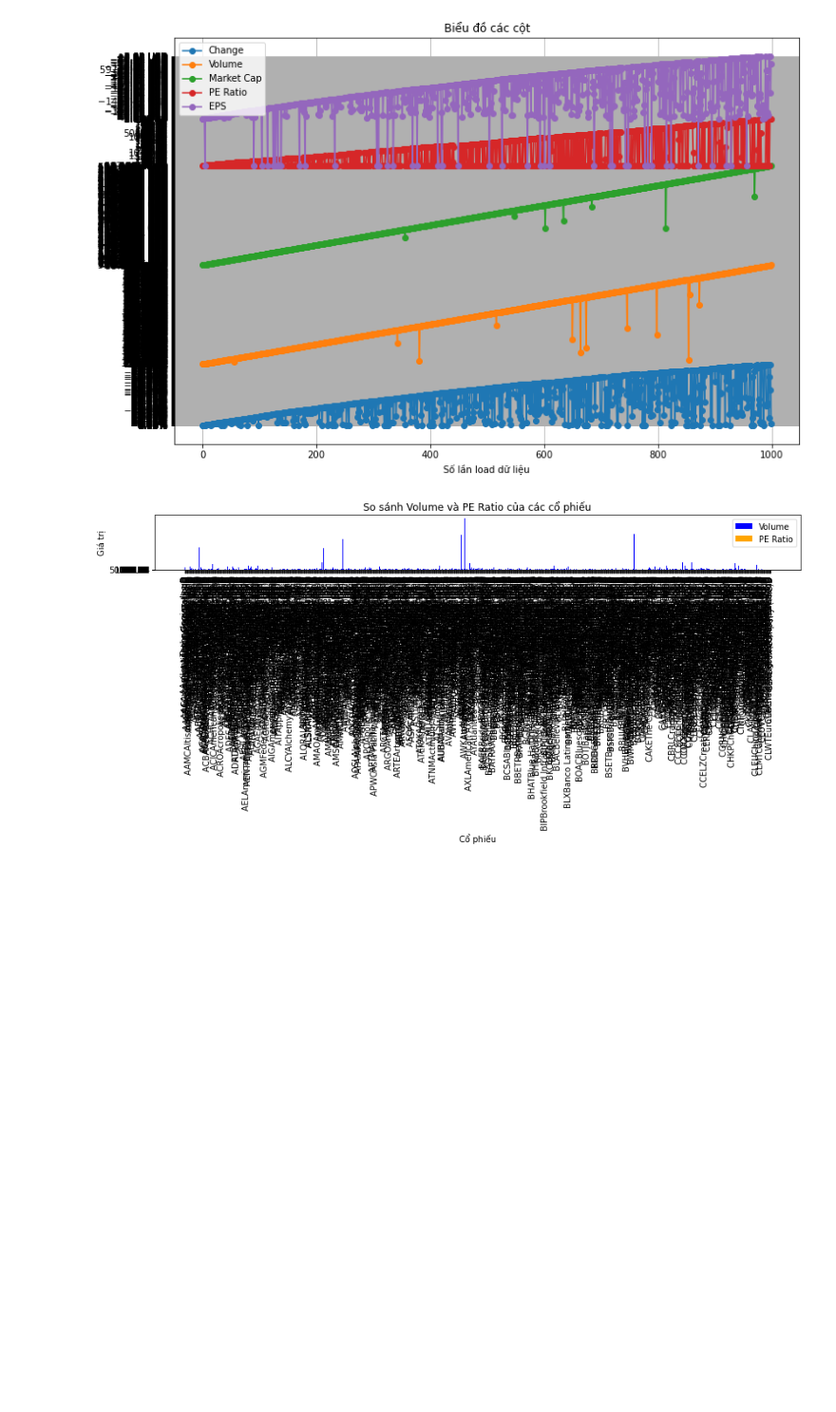
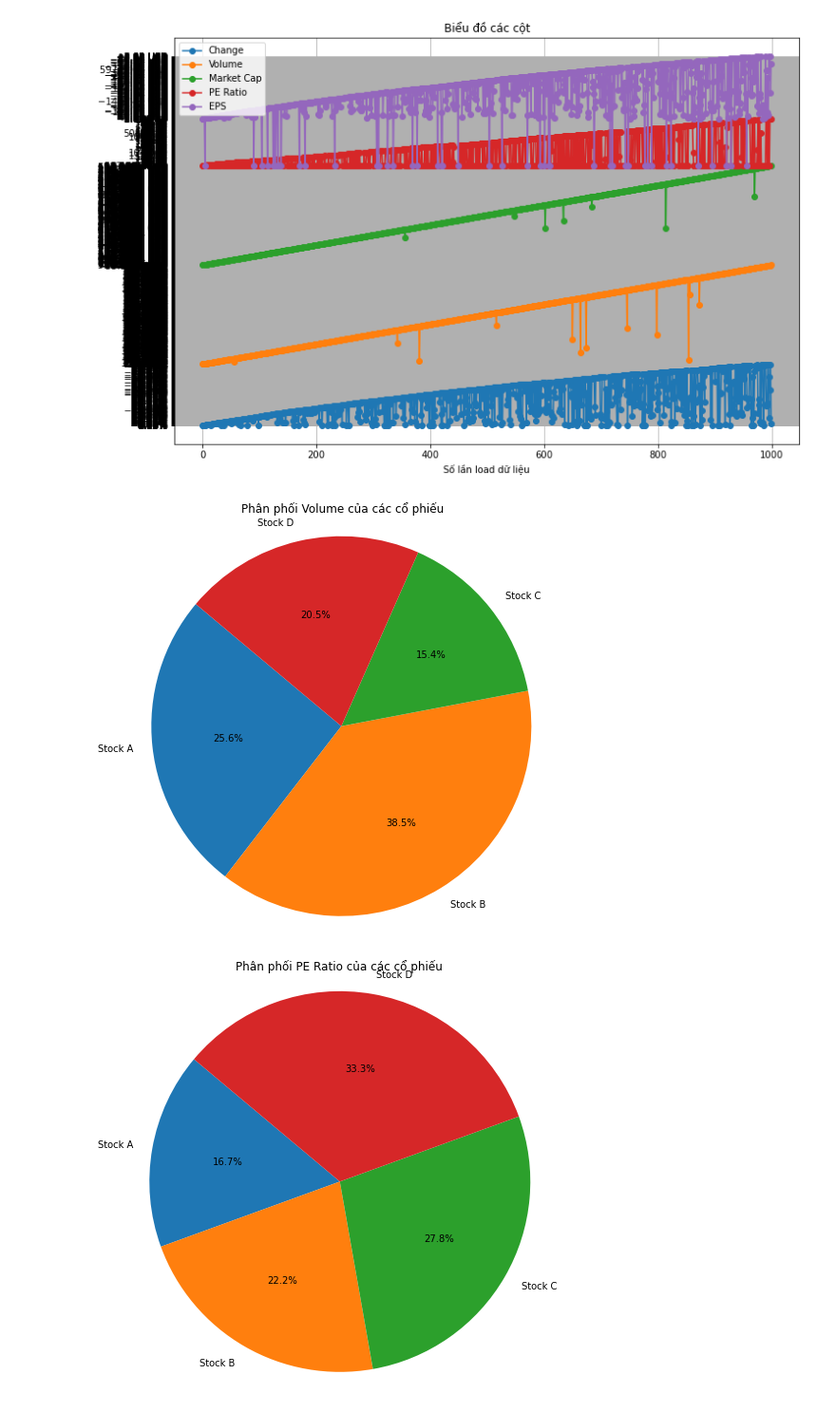
Before and after one commit to lhquan502/DATA-PROJECT, a Jupyter notebook: TradingView.ipynb, the cells around one changed output. Shown at 95% size. Drawn from its saved outputs; the diff is of its cells as text; code cells hidden in the pictures; blank space fills up the shorter version.

Commit message:
Update pie plot

```diff
--- a/TradingView.ipynb
+++ b/TradingView.ipynb
@@ -122,45 +122,28 @@ plt.show()
 # %% [output]
 [figure]
 # %%
-# Xử lý dữ liệu trong cột "Volume" để chuyển đổi các giá trị "K" thành hàng nghìn
-def convert_volume(value):
-    if 'K' in value:
-        return float(value.replace('K', '')) * 1e3  # Chuyển đổi sang hàng nghìn
-    elif 'M' in value:
-        return float(value.replace('M', '')) * 1e6  # Chuyển đổi sang triệu
-    elif 'B' in value:
-        return float(value.replace('B', '')) * 1e9  # Chuyển đổi sang tỷ
-    else:
-        return float(value)  # Giữ nguyên giá trị khác
+import matplotlib.pyplot as plt
 
-# Áp dụng hàm convert_volume để chuyển đổi dữ liệu trong cột "Volume"
-data_for_all["Volume"] = data_for_all["Volume"].apply(convert_volume)
+# Dữ liệu mẫu (ảo tưởng)
+volume_data = [500000, 750000, 300000, 400000]
+pe_ratio_data = [15, 20, 25, 30]
+stock_names = ["Stock A", "Stock B", "Stock C", "Stock D"]
 
-# Lấy dữ liệu từ cột "Volume" và "PE Ratio"
-volume = data_for_all["Volume"]
-pe_ratio = data_for_all["PE Ratio"]
+# Tạo biểu đồ pie cho dữ liệu "Volume"
+plt.figure(figsize=(8, 8))
+plt.pie(volume_data, labels=stock_names, autopct='%1.1f%%', startangle=140)
+plt.title('Phân phối Volume của các cổ phiếu')
+plt.axis('equal')  # Để biểu đồ tròn
 
-# Tạo danh sách các tên cổ phiếu (để làm nhãn trục x)
-stock_names = data_for_all["Stock"]
+plt.show()
 
-# Tạo biểu đồ cột
-plt.figure(figsize=(12, 6))  # Kích thước biểu đồ
+# Tạo biểu đồ pie cho dữ liệu "PE Ratio"
+plt.figure(figsize=(8, 8))
+plt.pie(pe_ratio_data, labels=stock_names, autopct='%1.1f%%', startangle=140)
+plt.title('Phân phối PE Ratio của các cổ phiếu')
+plt.axis('equal')  # Để biểu đồ tròn
 
-# Vẽ biểu đồ cột Volume
-plt.bar(stock_names, volume, label="Volume", color="blue")
-
-# Vẽ biểu đồ cột PE Ratio
-plt.bar(stock_names, pe_ratio, label="PE Ratio", color="orange")
-
-plt.title('So sánh Volume và PE Ratio của các cổ phiếu')  # Tiêu đề biểu đồ
-plt.xlabel('Cổ phiếu')  # Nhãn x cho trục hoành
-plt.ylabel('Giá trị')  # Nhãn y cho trục tung
-plt.grid(axis='y')  # Hiển thị lưới cho trục y
-plt.xticks(rotation=90)  # Xoay nhãn trục x để tránh trùng lấn
-plt.legend()  # Hiển thị chú thích
-
-# Hiển thị biểu đồ
-plt.tight_layout()
 plt.show()
 # %% [output]
-[figure, old version]
+[figure, new version]
+[figure, added]
```
